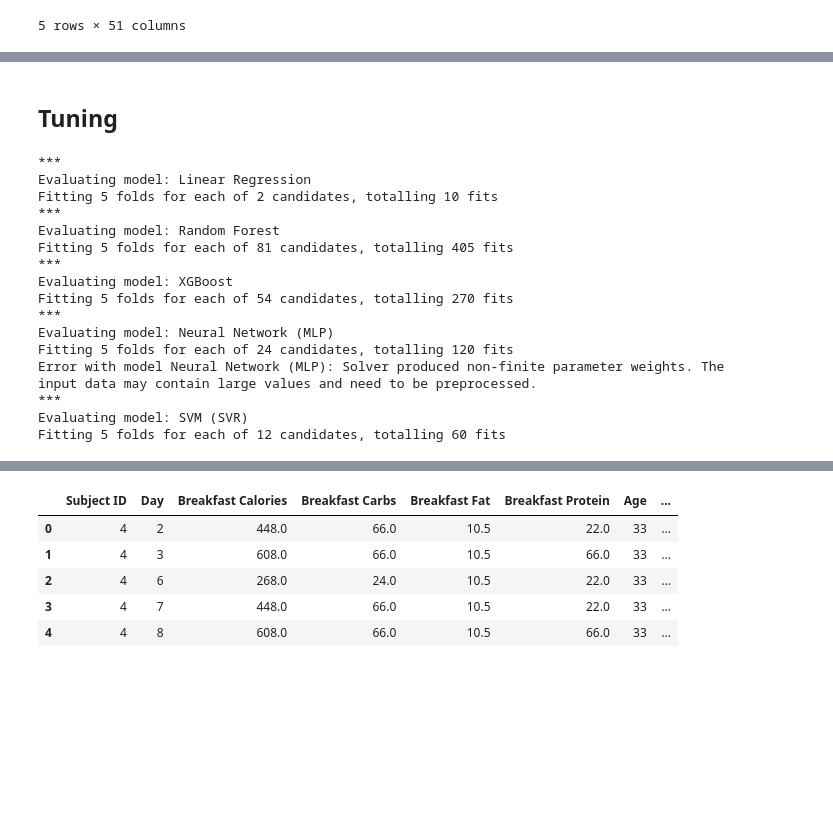
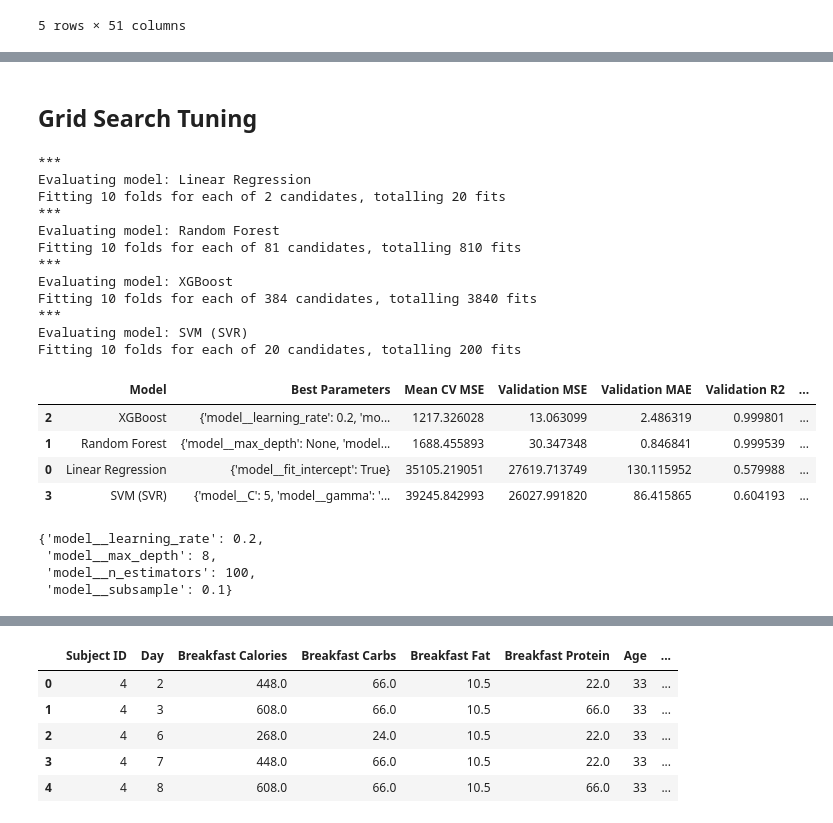
Before and after one commit to omarkhater-school/multi_modal_cgm_analysis, a Jupyter notebook: initial_modeling/viome_data.ipynb, the cells around one changed output, grey strips where cells are left out. Saved outputs shown, nothing was run; the diff lists cells and outputs as text; code cells hidden in the pictures; blank space fills up the shorter version.

```diff
--- a/initial_modeling/viome_data.ipynb
+++ b/initial_modeling/viome_data.ipynb
@@ -240,26 +244,17 @@ models_with_params = {
     "XGBoost": {
         "model": xgb.XGBRegressor(random_state=42, objective="reg:squarederror"),
         "params": {
-            "model__n_estimators": [50, 100, 200],
-            "model__max_depth": [3, 6, 10],
-            "model__learning_rate": [0.01, 0.1, 0.2],
-            "model__subsample": [0.8, 1.0]
-        }
-    },
-    "Neural Network (MLP)": {
-        "model": MLPRegressor(random_state=42, max_iter=500),
-        "params": {
-            "model__hidden_layer_sizes": [(50,), (100,), (50, 50)],
-            "model__activation": ["relu", "tanh"],
-            "model__solver": ["adam", "sgd"],
-            "model__learning_rate": ["constant", "adaptive"]
+            "model__n_estimators": [50, 100, 200, 300],
+            "model__max_depth": [ 3, 6, 7, 8, 9, 10],
+            "model__learning_rate": [.001, 0.01, 0.1, 0.2],
+            "model__subsample": [.1, .4, 0.8, 1.0]
         }
     },
     "SVM (SVR)": {
         "model": SVR(),
         "params": {
             "model__kernel": ["linear", "rbf"],
-            "model__C": [0.1, 1, 10],
+            "model__C": [.001, 0.1, 1, 5, 10],
             "model__gamma": ["scale", "auto"]
         }
     }
@@ -281,7 +273,0 @@ X_train.head()
-# %%
-pipeline = Pipeline(steps=[
-        ('preprocessor', preprocessor),
-        ('model', LinearRegression())
-    ])
-
-pipeline.fit(X_train, y_train)
@@ -306,5 +274,5 @@ Pipeline(steps=[('preprocessor',
 # %% [markdown]
-## Tuning
+## Grid Search Tuning
 # %%
 # Evaluate each model
 results = []
@@ -317,14 +285,21 @@ for model_name, model_info in models_with_params.items():
     # Define pipeline
     pipeline = Pipeline(steps=[
         ('preprocessor', preprocessor),
+        ('feature_selection', SelectKBest(score_func=f_regression)),
         ('model', model_info["model"])
     ])
+
+    # Update parameter grid to include feature selection parameters
+    params_with_feature_selection = {
+        **model_info["params"],
+        'feature_selection__k': [5, 10, 15, 20 , 25, 30, 35, 40, 50,'all']
+    }
 
     # Grid Search
     grid_search = GridSearchCV(
         pipeline,
         model_info["params"],
-        cv=5,
+        cv=10,
         scoring='neg_mean_squared_error',
         n_jobs=-1,
         error_score='raise',
@@ -366,17 +341,29 @@ for model_name, model_info in models_with_params.items():
 # %% [output]
 ***
 Evaluating model: Linear Regression
-Fitting 5 folds for each of 2 candidates, totalling 10 fits
+Fitting 10 folds for each of 2 candidates, totalling 20 fits
 ***
 Evaluating model: Random Forest
-Fitting 5 folds for each of 81 candidates, totalling 405 fits
+Fitting 10 folds for each of 81 candidates, totalling 810 fits
 ***
 Evaluating model: XGBoost
-Fitting 5 folds for each of 54 candidates, totalling 270 fits
-***
-Evaluating model: Neural Network (MLP)
-Fitting 5 folds for each of 24 candidates, totalling 120 fits
-Error with model Neural Network (MLP): Solver produced non-finite parameter weights. The input data may contain large values and need to be preprocessed.
+Fitting 10 folds for each of 384 candidates, totalling 3840 fits
 ***
 Evaluating model: SVM (SVR)
-Fitting 5 folds for each of 12 candidates, totalling 60 fits
+Fitting 10 folds for each of 20 candidates, totalling 200 fits
+# %%
+comparison_df = pd.DataFrame(results).sort_values(by="Validation RMSRE")
+comparison_df
+# %% [output]
+|  | Model | Best Parameters | Mean CV MSE | Validation MSE | Validation MAE | Validation R2 | ... |
+| 2 | XGBoost | {'model__learning_rate': 0.2, 'mo... | 1217.326028 | 13.063099 | 2.486319 | 0.999801 | ... |
+| 1 | Random Forest | {'model__max_depth': None, 'model... | 1688.455893 | 30.347348 | 0.846841 | 0.999539 | ... |
+| 0 | Linear Regression | {'model__fit_intercept': True} | 35105.219051 | 27619.713749 | 130.115952 | 0.579988 | ... |
+| 3 | SVM (SVR) | {'model__C': 5, 'model__gamma': '... | 39245.842993 | 26027.991820 | 86.415865 | 0.604193 | ... |
+# %%
+comparison_df["Best Parameters"].iloc[0]
+# %% [output]
+{'model__learning_rate': 0.2,
+ 'model__max_depth': 8,
+ 'model__n_estimators': 100,
+ 'model__subsample': 0.1}
```
Also changed, not shown: parts of 13 cells of this notebook, 1 other file.
